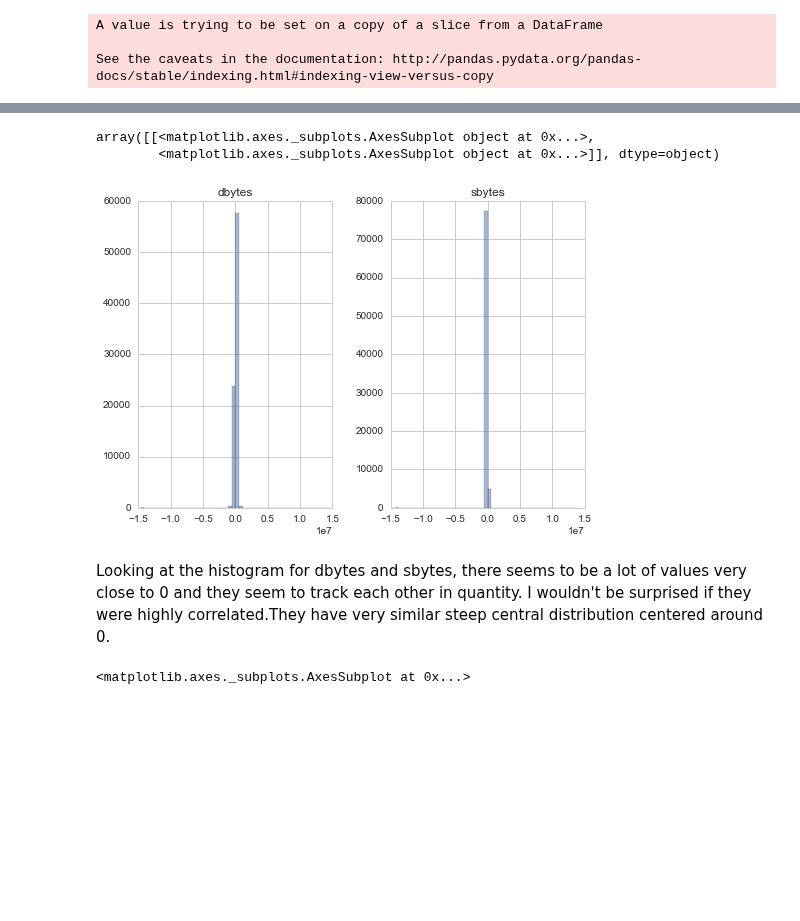
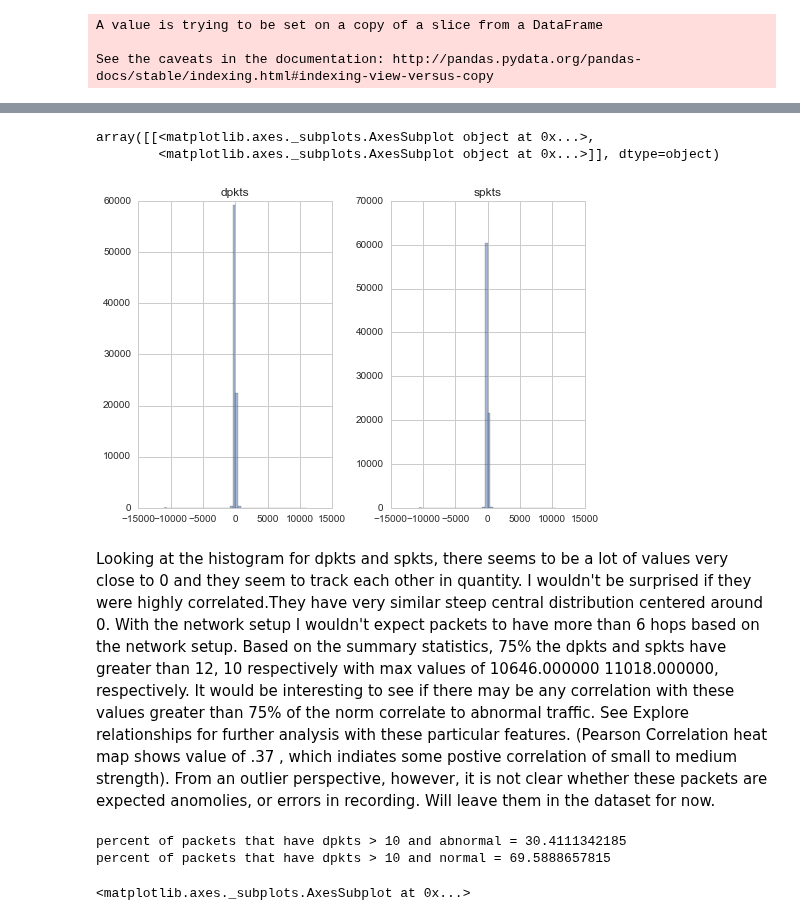
Before and after one commit to Dangerbotz/network_intrusion_detection_system, a Jupyter notebook: peter_detection_system.ipynb, the cells around one changed output, grey strips where cells are left out. Drawn from its saved outputs; the diff is of its cells as text; code cells hidden in the pictures; blank space fills up the shorter version.

```diff
--- a/peter_detection_system.ipynb
+++ b/peter_detection_system.ipynb
@@ -281,12 +281,25 @@ sns.boxplot(data=df[['dbytes', 'sbytes']] , fliersize=3) # api: https://stanford
 # %%
-df[['dbytes', 'sbytes']].diff().hist(alpha=0.5, bins=50)
+df[['dpkts', 'spkts']].diff().hist(alpha=0.5, bins=50)
 # %% [output]
 array([[<matplotlib.axes._subplots.AxesSubplot object at 0x...>,
         <matplotlib.axes._subplots.AxesSubplot object at 0x...>]], dtype=object)
-[figure, old version]
+[figure, new version]
-# %% [markdown]
-Looking at the histogram for dbytes and sbytes, there seems to be a lot of values very close to 0 and they seem
-to track each other in quantity. I wouldn't be surprised if they were highly correlated.They have very similar steep central distribution centered around 0.
+# %% [markdown]
+Looking at the histogram for dpkts and spkts, there seems to be a lot of values very close to 0 and they seem
+to track each other in quantity. I wouldn't be surprised if they were highly correlated.They have very similar steep central distribution centered around 0. With the network setup I wouldn't expect packets to have more than 6 hops based on the network setup.  Based on the summary statistics, 75% the dpkts and spkts have greater than 12, 10 respectively with max values of 10646.000000	11018.000000, respectively. It would be interesting to see if there may be any correlation with these values greater than 75% of the norm correlate to abnormal traffic.
+See Explore relationships for further analysis with these particular features.
+(Pearson Correlation heat map shows value of .37 , which indiates some postive correlation of small to medium strength).
+From an outlier perspective, however, it is not clear whether these packets are expected anomolies, or errors in recording.  Will leave them in the dataset for now.
+# %%
+
+denom = df[(df['dpkts'] > 10)]
+numerator = df[(df['dpkts'] > 10) & (df['label'] == 1)]
+print "percent of packets that have dpkts > 10 and abnormal = " + str((float(len(numerator))/len(denom)) * 100)
+numerator  = df[(df['dpkts'] > 10) & (df['label'] == 0)]
+print "percent of packets that have dpkts > 10 and normal = " + str((float(len(numerator))/len(denom)) * 100)
+# %% [output]
+percent of packets that have dpkts > 10 and abnormal = 30.4111342185
+percent of packets that have dpkts > 10 and normal = 69.5888657815
 # %%
 sns.axlabel(xlabel="Features", ylabel="Y-Axis", fontsize=16)
 sns.boxplot(data=df[['dloss', 'sloss']] , fliersize=3) # api: https://stanford.edu/~mwaskom/software/seaborn/generated/seaborn.boxplot.html
```
Also changed, not shown: parts of 16 cells of this notebook.
